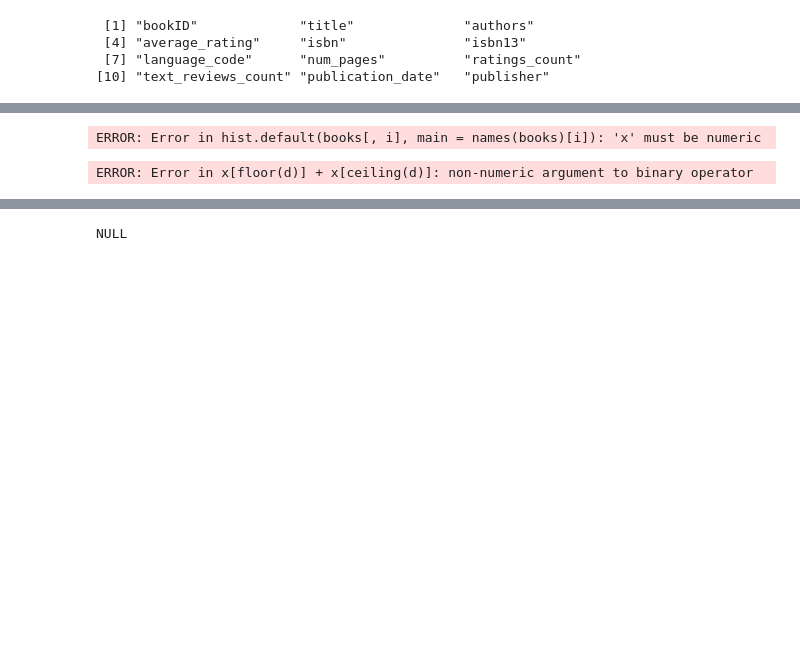
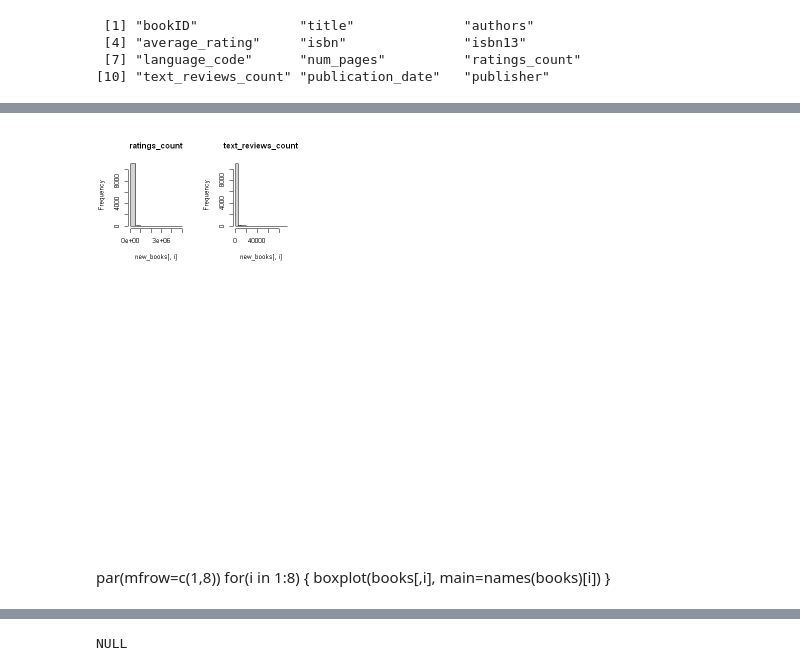
Before and after one commit to andrewkariuki/logistic-regression, a Jupyter notebook: LogisticRegressionInR.ipynb, the cells around one changed output, grey strips where cells are left out. Drawn from its saved outputs; the diff is of its cells as text; code cells hidden in the pictures; blank space fills up the shorter version.

```diff
--- a/LogisticRegressionInR.ipynb
+++ b/LogisticRegressionInR.ipynb
@@ -48,17 +70,15 @@ summary(books)
 # %%
-par(mfrow=c(1,8))
-for(i in 1:8) {
-    hist(books[,i], main=names(books)[i])
+par(mfrow=c(3, 4))
+for(i in 3:4) {
+    hist(new_books[,i], main=names(new_books)[i])
 }
 # %% [output]
-ERROR: Error in hist.default(books[, i], main = names(books)[i]): 'x' must be numeric
+[figure, added]
-# %%
-par(mfrow=c(1,8))
-for(i in 1:8) {
-    boxplot(books[,i], main=names(books)[i])
-}
-# %% [output]
-ERROR: Error in x[floor(d)] + x[ceiling(d)]: non-numeric argument to binary operator
+# %% [markdown]
+par(mfrow=c(1,8))
+for(i in 1:8) {
+    boxplot(books[,i], main=names(books)[i])
+}
 # %%
 library(Amelia)
 library(mlbench)
```
Also changed, not shown: parts of 10 cells of this notebook, 1 other file.
